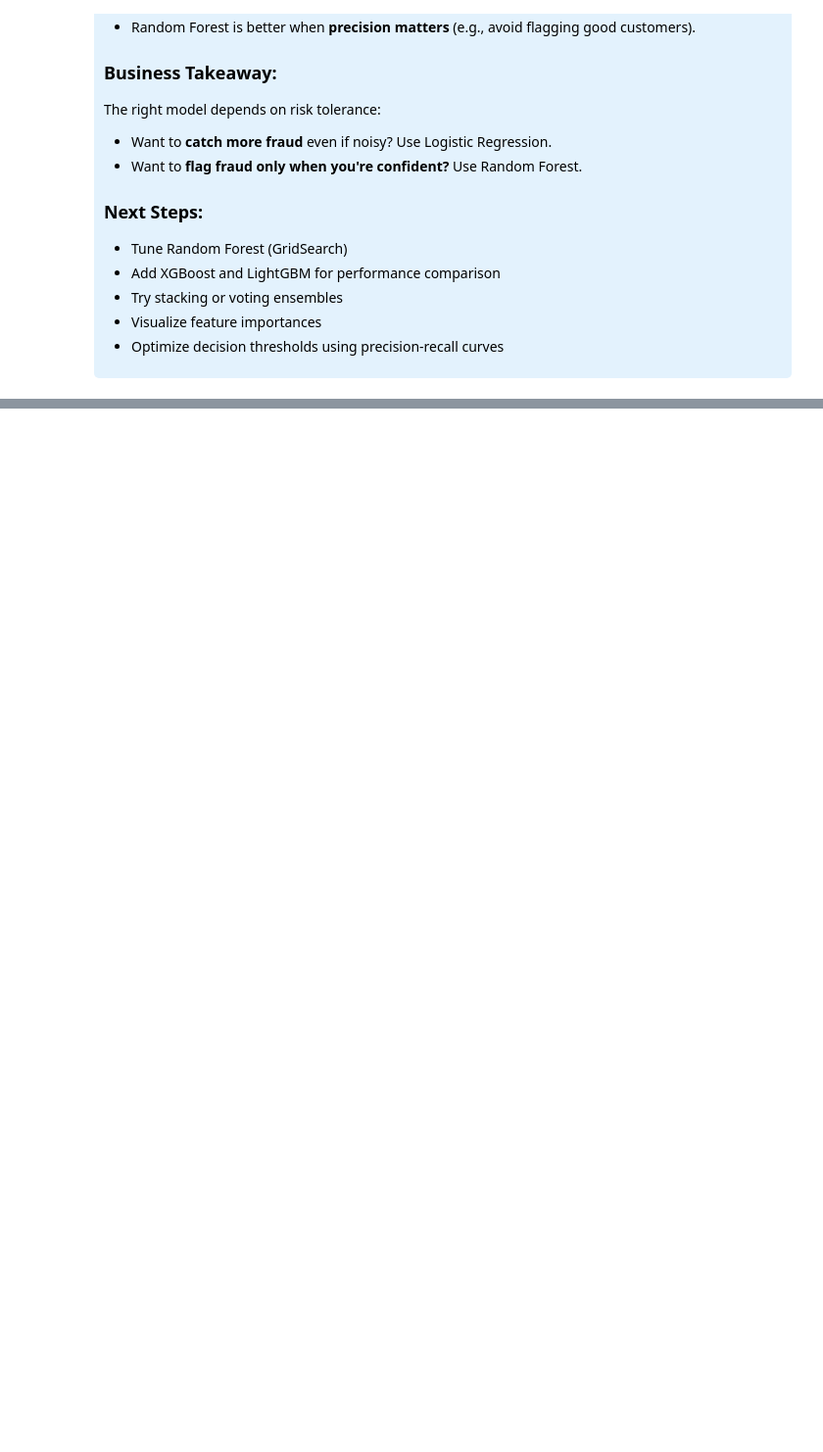
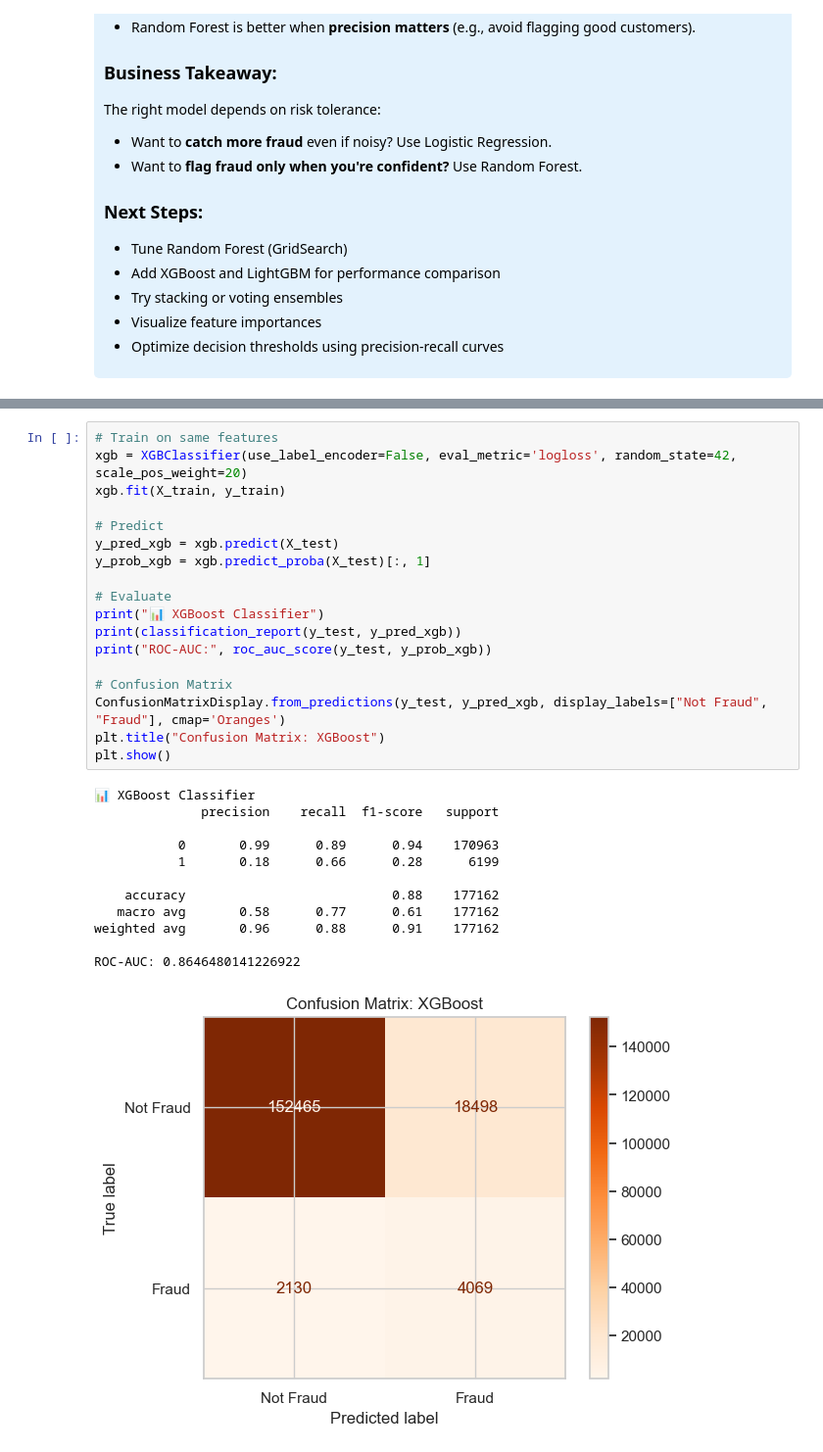
Before and after one commit to poke-key/Financial-Fraud_MODEL, a Jupyter notebook: detecting_financial_fraud.ipynb, the cells around one changed output, grey strips where cells are left out. Shown at 98% size. Cells and saved outputs as stored; diff of their text form; blank space fills up the shorter version.

```diff
--- a/detecting_financial_fraud.ipynb
+++ b/detecting_financial_fraud.ipynb
@@ -1129,0 +1146,31 @@ The right model depends on risk tolerance:
+# %%
+# Train on same features
+xgb = XGBClassifier(use_label_encoder=False, eval_metric='logloss', random_state=42, scale_pos_weight=20)
+xgb.fit(X_train, y_train)
+
+# Predict
+y_pred_xgb = xgb.predict(X_test)
+y_prob_xgb = xgb.predict_proba(X_test)[:, 1]
+
+# Evaluate
+print("📊 XGBoost Classifier")
+print(classification_report(y_test, y_pred_xgb))
+print("ROC-AUC:", roc_auc_score(y_test, y_prob_xgb))
+
+# Confusion Matrix
+ConfusionMatrixDisplay.from_predictions(y_test, y_pred_xgb, display_labels=["Not Fraud", "Fraud"], cmap='Oranges')
+plt.title("Confusion Matrix: XGBoost")
+plt.show()
+# %% [output]
+📊 XGBoost Classifier
+              precision    recall  f1-score   support
+
+           0       0.99      0.89      0.94    170963
+           1       0.18      0.66      0.28      6199
+
+    accuracy                           0.88    177162
+   macro avg       0.58      0.77      0.61    177162
+weighted avg       0.96      0.88      0.91    177162
+
+ROC-AUC: 0.8646480141226922
+[figure, added]
```
Also changed, not shown: parts of 20 cells of this notebook, 6 other files.
